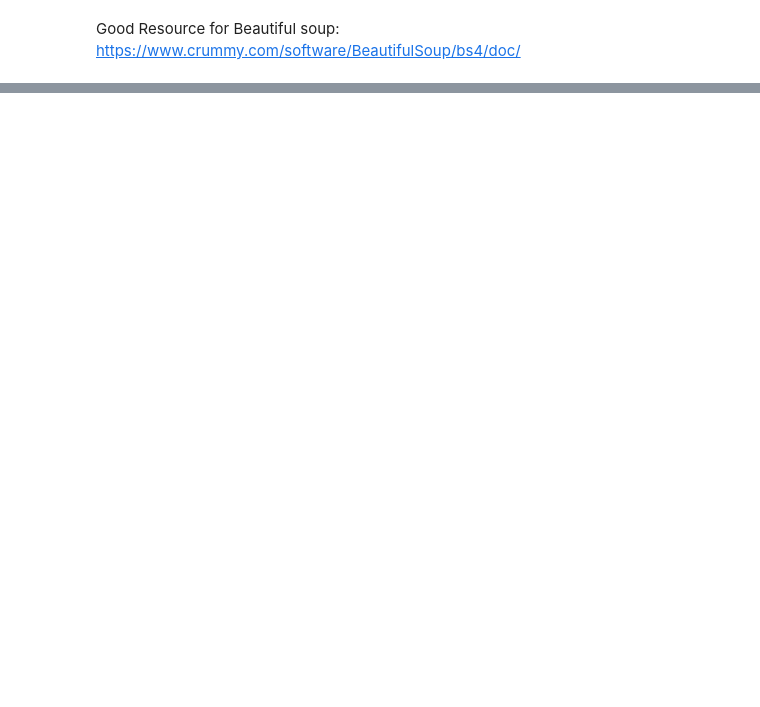
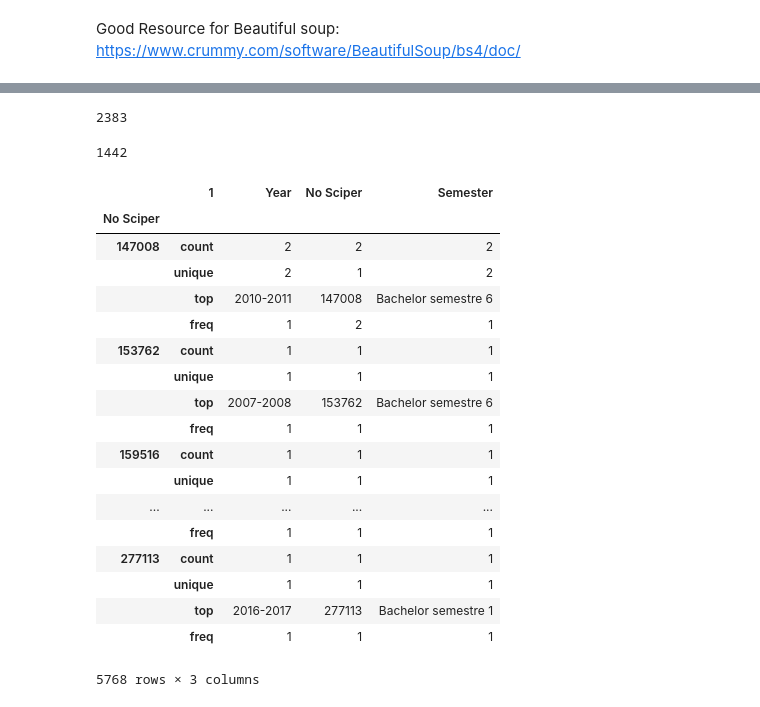
Before and after one commit to meryemmhamdi1/Gokcen_Meryem_Riyadh_ADA, a Jupyter notebook: 02 - Data from the Web/DataFromTheWeb.ipynb, the cells around one changed output, grey strips where cells are left out. Cells and saved outputs as stored; diff of their text form; code cells hidden in the pictures; blank space fills up the shorter version.

```diff
--- a/02 - Data from the Web/DataFromTheWeb.ipynb
+++ b/02 - Data from the Web/DataFromTheWeb.ipynb
@@ -76,0 +126,13 @@ TypeError: 'NoneType' object has no attribute '__getitem__'
+# %%
+period_academique = []
+period_academique_options = tableFiltre.find('select', {'name': parameters[5][0]}).find_all('option')
+for option in period_academique_options:
+    if option.text:
+        period_academique.append((option.text,option.attrs['value']))
+
+period_pedagogique = []
+period_pedagogique_options = tableFiltre.find('select', {'name': parameters[6][0]}).find_all('option')
+for option in period_pedagogique_options:
+    if option.text:
+        period_pedagogique.append((option.text,option.attrs['value']))
+period_pedagogique
@@ -76,0 +172,58 @@ TypeError: 'NoneType' object has no attribute '__getitem__'
+# %%
+# Search for Students with Bachelor Semester 1 and Bachelor Semester 6
+bigDataFrame = pd.DataFrame()
+dataframes = []
+url = 'http://isa.epfl.ch/imoniteur_ISAP/!GEDPUBLICREPORTS.html?'
+period = [(semester, value) for (semester, value) in period_pedagogique if semester in
+          ['Bachelor semestre 1','Bachelor semestre 6']]
+for (year,year_value) in period_academique:
+    for (semester, semester_value) in period:
+        parameters[5] = (parameters[5][0], year_value) # setting periode académique
+        parameters[6] = (parameters[6][0], semester_value) # setting periode pédagogique
+        rq = requests.get(url,parameters)
+        dataframe = pd.read_html(rq.url)
+        dataframe = dataframe[0]
+        dataframe.columns = dataframe.ix[1]
+        dataframe = dataframe.ix[2:]
+        dataframe['Year'] = year
+        dataframe['Semester']= semester
+        dataframes.append(dataframe)
+
+bigDataFrame = pd.concat(dataframes)
+bigDataFrame = bigDataFrame[[u'Civilité',u'Nom Prénom',u'Statut',u'Year',u'No Sciper',u'Semester']]
+bigDataFrame = bigDataFrame.reset_index(drop=True)
+# %%
+bigDataFrame
+bigDataFrame = bigDataFrame.reset_index(drop=True)
+# %%
+bigDataFrame[u'No Sciper'].count()
+# %% [output]
+2383
+# %%
+len(bigDataFrame[u'No Sciper'].unique())
+# %% [output]
+1442
+# %%
+distinct_students = bigDataFrame.groupby(u'No Sciper')
+# %%
+distinct_students[[u'Year',u'No Sciper',u'Semester']].describe()
+# %% [output]
+|  | 1 | Year | No Sciper | Semester |
+| No Sciper |  |  |  |  |
+| 147008 | count | 2 | 2 | 2 |
+|  | unique | 2 | 1 | 2 |
+|  | top | 2010-2011 | 147008 | Bachelor semestre 6 |
+|  | freq | 1 | 2 | 1 |
+| 153762 | count | 1 | 1 | 1 |
+|  | unique | 1 | 1 | 1 |
+|  | top | 2007-2008 | 153762 | Bachelor semestre 6 |
+|  | freq | 1 | 1 | 1 |
+| 159516 | count | 1 | 1 | 1 |
+|  | unique | 1 | 1 | 1 |
+| ... | ... | ... | ... | ... |
+|  | freq | 1 | 1 | 1 |
+| 277113 | count | 1 | 1 | 1 |
+|  | unique | 1 | 1 | 1 |
+|  | top | 2016-2017 | 277113 | Bachelor semestre 1 |
+|  | freq | 1 | 1 | 1 |
+5768 rows × 3 columns
```
Also changed, not shown: parts of 19 cells of this notebook.
